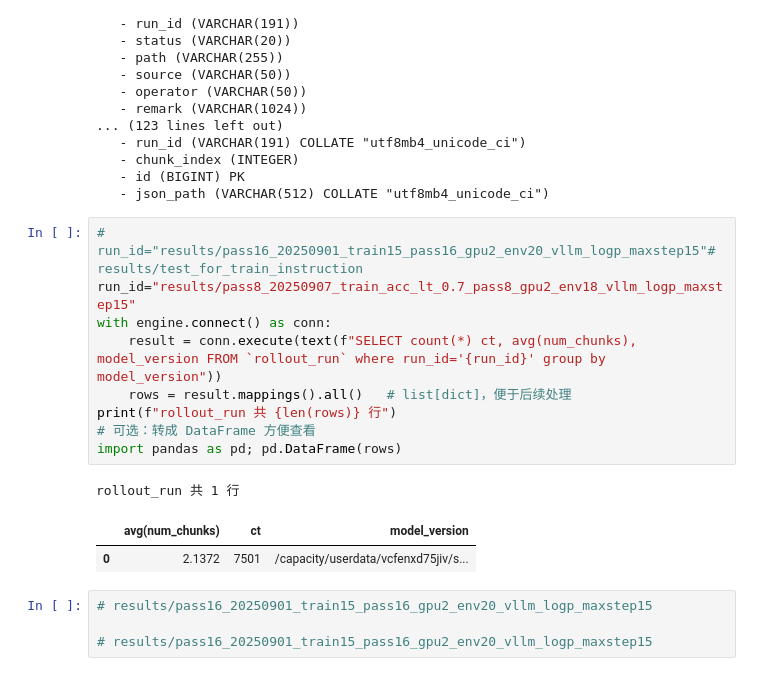
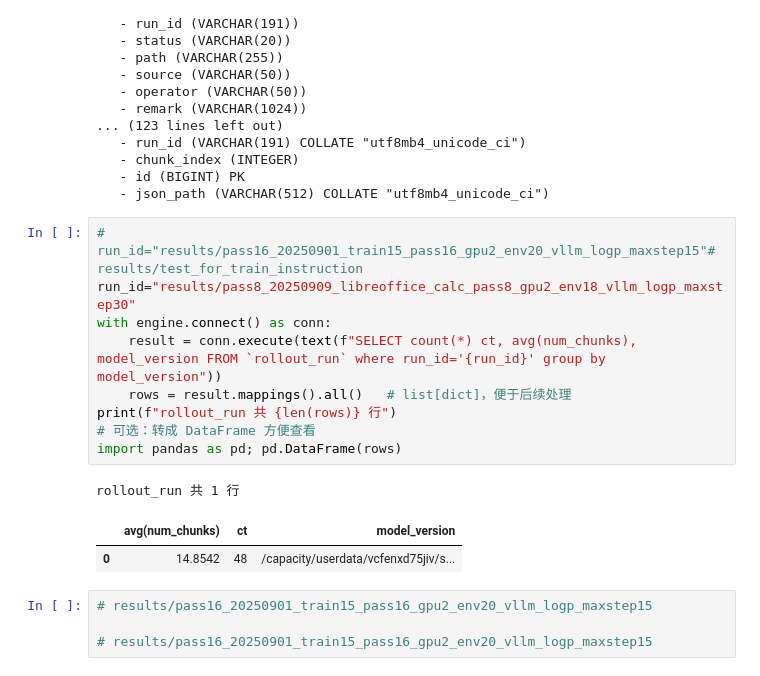
Before and after one commit to Computer-use-agents/dart-gui, a Jupyter notebook: rollouter/scripts/test_mysql.ipynb, the cells around one changed output. Saved outputs shown, nothing was run; the diff lists cells and outputs as text.

```diff
--- a/rollouter/scripts/test_mysql.ipynb
+++ b/rollouter/scripts/test_mysql.ipynb
@@ -55,17 +55,17 @@ for tbl in metadata.sorted_tables:
    - json_path (VARCHAR(512) COLLATE "utf8mb4_unicode_ci")
 # %%
 # run_id="results/pass16_20250901_train15_pass16_gpu2_env20_vllm_logp_maxstep15"# results/test_for_train_instruction
-run_id="results/pass8_20250907_train_acc_lt_0.7_pass8_gpu2_env18_vllm_logp_maxstep15"
+run_id="results/pass8_20250909_libreoffice_calc_pass8_gpu2_env18_vllm_logp_maxstep30"
 with engine.connect() as conn:
     result = conn.execute(text(f"SELECT count(*) ct, avg(num_chunks), model_version FROM `rollout_run` where run_id='{run_id}' group by model_version"))
     rows = result.mappings().all()   # list[dict]，便于后续处理
 print(f"rollout_run 共 {len(rows)} 行")
 # 可选：转成 DataFrame 方便查看
 import pandas as pd; pd.DataFrame(rows)
 # %% [output]
 rollout_run 共 1 行
 |  | avg(num_chunks) | ct | model_version |
-| 0 | 2.1372 | 7501 | /capacity/userdata/vcfenxd75jiv/s... |
+| 0 | 14.8542 | 48 | /capacity/userdata/vcfenxd75jiv/s... |
 # %%
 # results/pass16_20250901_train15_pass16_gpu2_env20_vllm_logp_maxstep15
 
```
Also changed, not shown: 24 other files.
